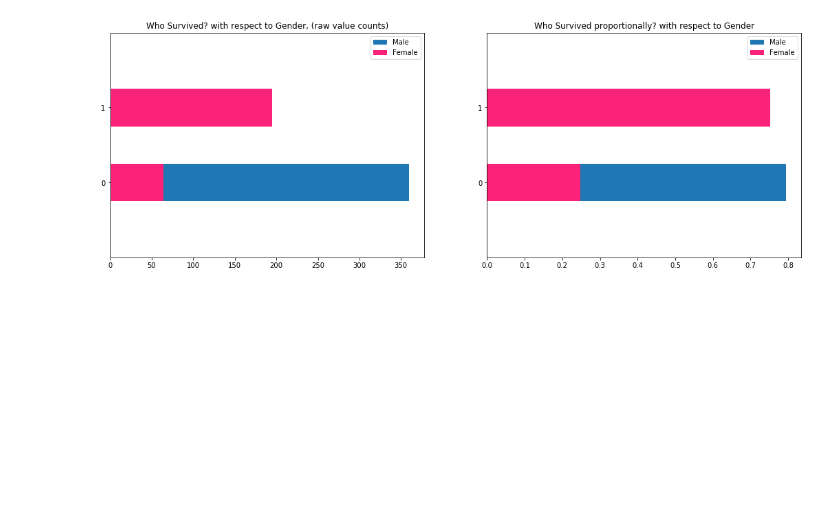
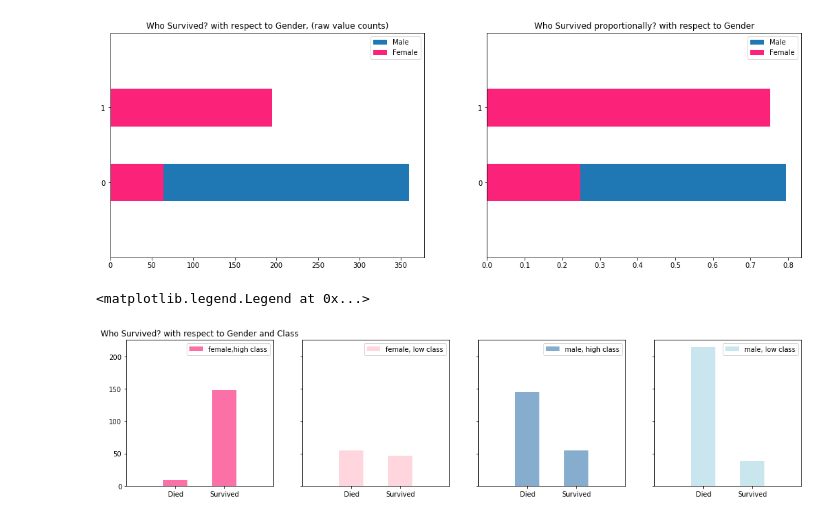
Before and after one commit to just-a-stone/notebook-exercise, a Jupyter notebook: kaggle-titanic/all.ipynb, the cells around one changed output. Cells and saved outputs as stored; diff of their text form; code cells hidden in the pictures; blank space fills up the shorter version.

```diff
--- a/kaggle-titanic/all.ipynb
+++ b/kaggle-titanic/all.ipynb
@@ -76,3 +76,43 @@ plt.legend(loc='best')
 # %% [output]
 <matplotlib.legend.Legend at 0x...>
 [figure]
+# %%
+#从Pclass分析，class 1-2为高阶级，class 为低阶级
+fig = plt.figure(figsize=(18,4))
+alpha_level = 0.65
+
+#女性高阶
+ax1 = fig.add_subplot(141)
+female_highclass = df.Survived[df.Sex == 'female'][df.Pclass != 3].value_counts(sort=False)
+female_highclass.plot(kind='bar',label='female,high class',color='#FA2479',alpha=alpha_level)
+ax1.set_xticklabels(['Died','Survived'],rotation=0)
+ax1.set_xlim(-1, len(female_highclass))
+plt.title('Who Survived? with respect to Gender and Class')
+plt.legend(loc='best')
+
+#女性低阶
+ax2 = fig.add_subplot(142,sharey=ax1)
+female_lowclass = df.Survived[df.Sex == 'female'][df.Pclass == 3].value_counts(sort=False)
+female_lowclass.plot(kind='bar',label='female, low class',color='pink',alpha=alpha_level)
+ax2.set_xticklabels(['Died','Survived'],rotation=0)
+ax2.set_xlim(-1,len(female_lowclass))
+plt.legend(loc='best')
+
+#男性高阶
+ax3 = fig.add_subplot(143, sharey=ax1)
+male_highclass = df.Survived[df.Sex == 'male'][df.Pclass != 3].value_counts(sort=False)
+male_highclass.plot(kind='bar',label='male, high class',color='steelblue',alpha=alpha_level)
+ax3.set_xticklabels(['Died','Survived'],rotation=0)
+ax3.set_xlim(-1,len(male_highclass))
+plt.legend(loc='best')
+
+#男性低阶
+ax4 = fig.add_subplot(144,sharey=ax1)
+male_lowclass = df.Survived[df.Sex == 'male'][df.Pclass == 3].value_counts(sort=False)
+male_lowclass.plot(kind='bar',label='male, low class',color='lightblue',alpha=alpha_level)
+ax4.set_xticklabels(['Died','Survived'],rotation=0)
+ax4.set_xlim(-1,len(male_lowclass))
+plt.legend(loc='best')
+# %% [output]
+<matplotlib.legend.Legend at 0x...>
+[figure, added]
```
Also changed, not shown: parts of 7 cells of this notebook, 1 other file.
